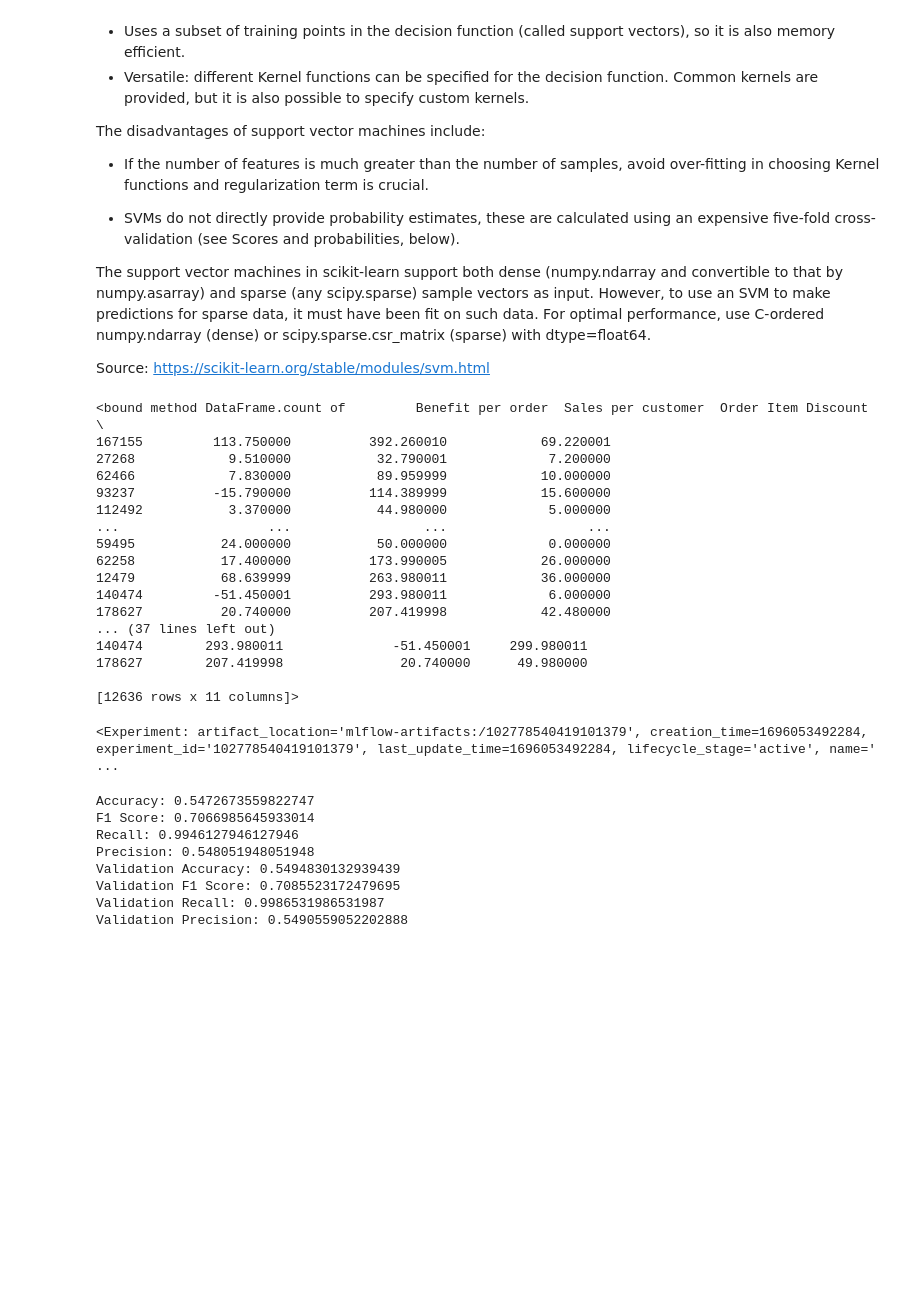
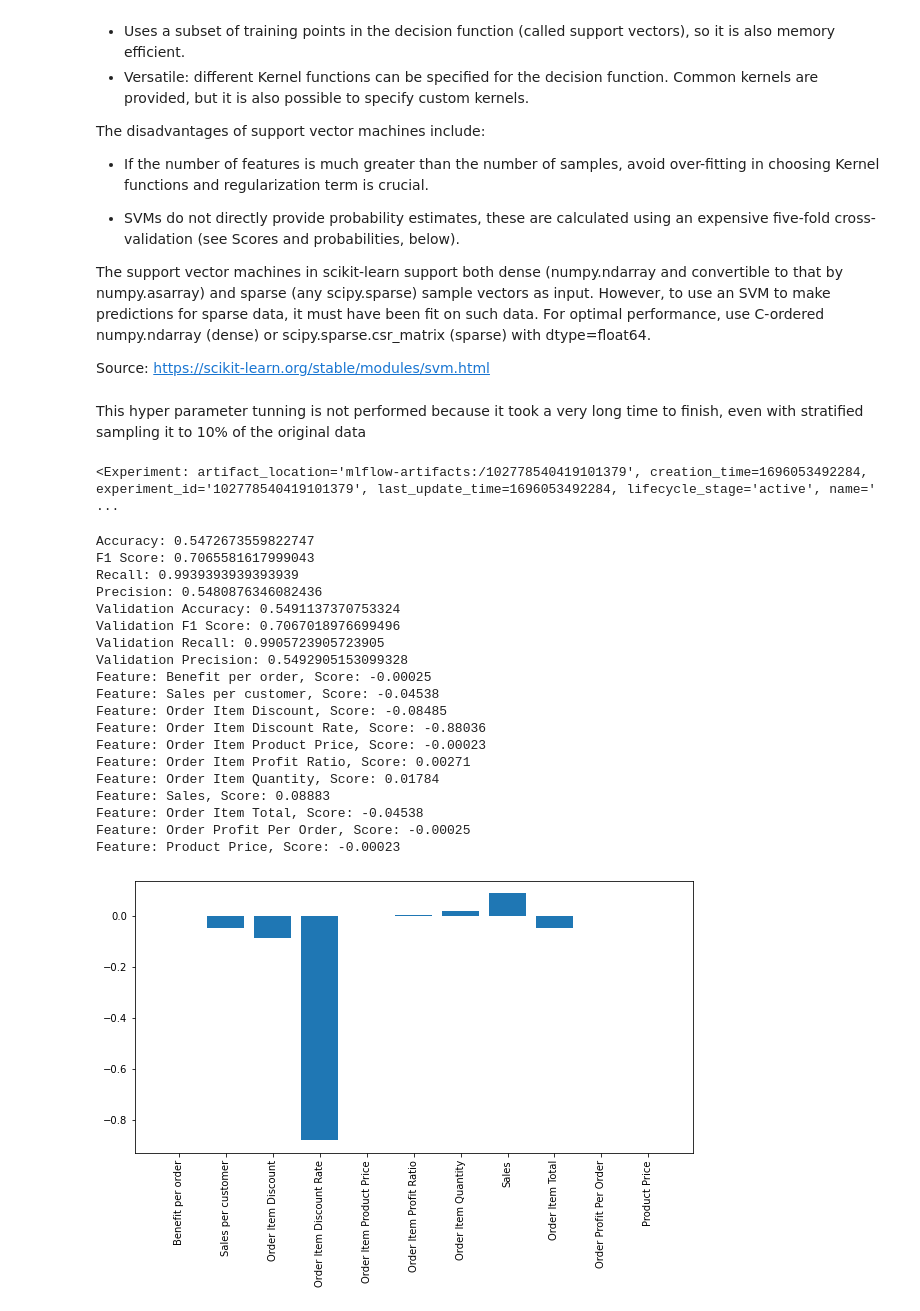
Before and after one commit to randi-source/Artificial_Inteligence, a Jupyter notebook: Pertemuan_4/svm.ipynb, the cells around one changed output. Saved outputs shown, nothing was run; the diff lists cells and outputs as text; code cells hidden in the pictures; blank space fills up the shorter version.

```diff
--- a/Pertemuan_4/svm.ipynb
+++ b/Pertemuan_4/svm.ipynb
@@ -320,24 +376,4 @@ The disadvantages of support vector machines include:
 The support vector machines in scikit-learn support both dense (numpy.ndarray and convertible to that by numpy.asarray) and sparse (any scipy.sparse) sample vectors as input. However, to use an SVM to make predictions for sparse data, it must have been fit on such data. For optimal performance, use C-ordered numpy.ndarray (dense) or scipy.sparse.csr_matrix (sparse) with dtype=float64.
 
 Source: https://scikit-learn.org/stable/modules/svm.html
-# %%
-X_train.count
-# %% [output]
-<bound method DataFrame.count of         Benefit per order  Sales per customer  Order Item Discount  \
-167155         113.750000          392.260010            69.220001
-27268            9.510000           32.790001             7.200000
-62466            7.830000           89.959999            10.000000
-93237          -15.790000          114.389999            15.600000
-112492           3.370000           44.980000             5.000000
-...                   ...                 ...                  ...
-59495           24.000000           50.000000             0.000000
-62258           17.400000          173.990005            26.000000
-12479           68.639999          263.980011            36.000000
-140474         -51.450001          293.980011             6.000000
-178627          20.740000          207.419998            42.480000
-... (37 lines left out)
-140474        293.980011              -51.450001     299.980011
-178627        207.419998               20.740000      49.980000
-
-[12636 rows x 11 columns]>
 # %%
@@ -367,6 +403,8 @@ X_train.count
 #best_params = grid_search.best_params_
 
 #print("Best parameters: ", best_params)
+# %% [markdown]
+This hyper parameter tunning is not performed because it took a very long time to finish, even with stratified sampling it to 10% of the original data
 # %%
 def eval_metrics(actual, pred):
     accuracy = accuracy_score(actual, pred)
@@ -386,7 +424,7 @@ if __name__ == "__main__":
     np.random.seed(rand_seed)
 
     with mlflow.start_run(run_name="order_delivery_linear"):
-        clf = svm.SVC(kernel="linear", random_state=rand_seed)
+        clf = svm.SVC(kernel="linear", random_state=rand_seed, probability= True)
         clf.fit(X_train, y_train)
 
         # Test SVM Model on Test Data
@@ -401,38 +439,74 @@ if __name__ == "__main__":
         mlflow.log_param("accuracy", accuracy)
         mlflow.log_param("f1 score", f1)
         mlflow.log_param("recall", recall)
         mlflow.log_param("precision", precision)
 
         # Test SVM Model on validation data
         y_val_pred = clf.predict(X_val)
         (val_accuracy, val_f1, val_recall, val_precision) = eval_metrics(y_val, y_val_pred)
 
         print(f"Validation Accuracy: {val_accuracy}")
         print(f"Validation F1 Score: {val_f1}")
         print(f"Validation Recall: {val_recall}")
         print(f"Validation Precision: {val_precision}")
 
         mlflow.log_param("validation_accuracy", val_accuracy)
         mlflow.log_param("validation_f1 score", val_f1)
         mlflow.log_param("validation_recall", val_recall)
         mlflow.log_param("validation_precision", val_precision)
 
+        # Assuming clf is your trained model
+        try:
+            # This will only work when clf is a linear model
+            importance = clf.coef_[0]
+
+            # summarize feature importance
+            for i, j in enumerate(importance):
+                print('Feature: %s, Score: %.5f' % (X_train.columns[i], j))
+
+            # plot feature importance
+            plt.figure(figsize=(10, 5))
+            plt.bar(X_train.columns, importance)
+            plt.xticks(rotation=90)  # Rotate feature names for readability
+                    # Save the figure as a PNG
+            if not os.path.exists("images"):
+                os.mkdir("images")
+
+            plt.savefig("feature_importance.png")
+            mlflow.log_artifact("feature_importance.png")
+
+            plt.show()
+        except AttributeError:
+            print("coef_ is only available when using a linear kernel")
+
         predictions = clf.predict(X_train)
         signature = infer_signature(X_train, predictions)
         tracking_url_type_store = urlparse(mlflow.get_tracking_uri()).scheme
 
         # Model registry does not work with file store
         if tracking_url_type_store != "file":
             mlflow.sklearn.log_model(clf, "model", registered_model_name="OrderDelivery", signature=signature)
         else:
             mlflow.sklearn.log_model(clf, "model", signature=signature)
 # %% [output]
 Accuracy: 0.5472673559822747
-F1 Score: 0.7066985645933014
-Recall: 0.9946127946127946
-Precision: 0.548051948051948
-Validation Accuracy: 0.5494830132939439
-Validation F1 Score: 0.7085523172479695
-Validation Recall: 0.9986531986531987
-Validation Precision: 0.5490559052202888
+F1 Score: 0.7065581617999043
+Recall: 0.9939393939393939
+Precision: 0.5480876346082436
+Validation Accuracy: 0.5491137370753324
+Validation F1 Score: 0.7067018976699496
+Validation Recall: 0.9905723905723905
+Validation Precision: 0.5492905153099328
+Feature: Benefit per order, Score: -0.00025
+Feature: Sales per customer, Score: -0.04538
+Feature: Order Item Discount, Score: -0.08485
+Feature: Order Item Discount Rate, Score: -0.88036
+Feature: Order Item Product Price, Score: -0.00023
+Feature: Order Item Profit Ratio, Score: 0.00271
+Feature: Order Item Quantity, Score: 0.01784
+Feature: Sales, Score: 0.08883
+Feature: Order Item Total, Score: -0.04538
+Feature: Order Profit Per Order, Score: -0.00025
+Feature: Product Price, Score: -0.00023
+[figure, added]
 Registered model 'OrderDelivery' already exists. Creating a new version of this model...
```
Also changed, not shown: parts of 20 cells of this notebook, 4 other files.
